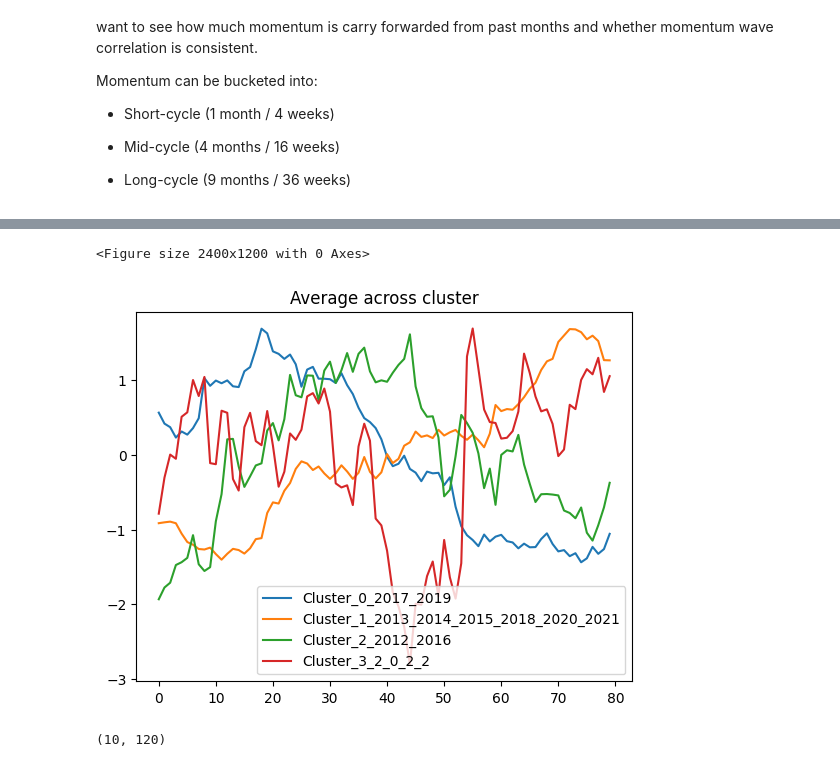
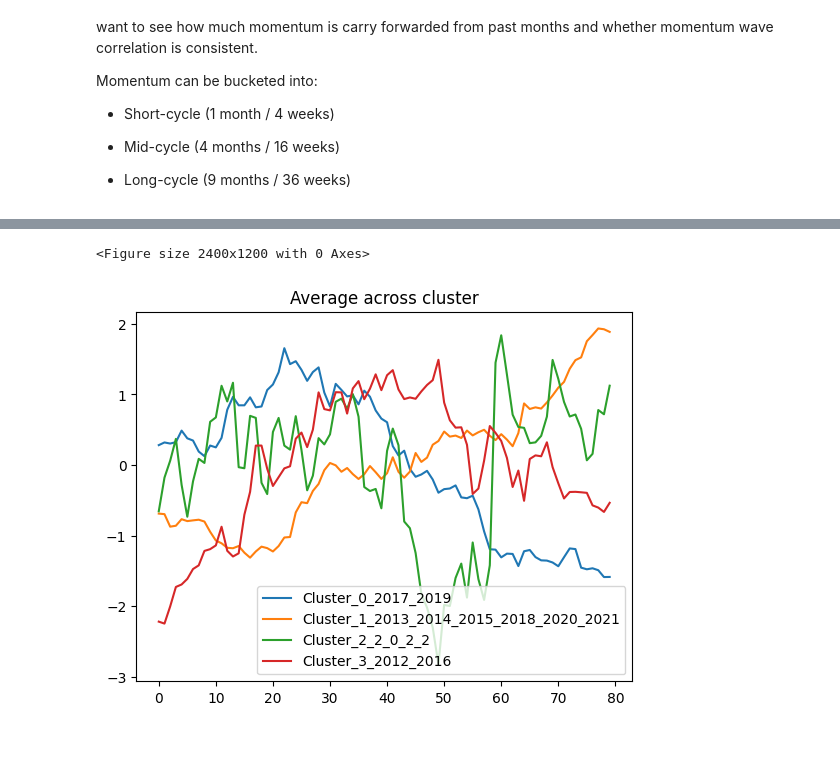
Before and after one commit to 345ishaan/algorithmic_trading, a Jupyter notebook: Stock_Mode_Analysis.ipynb, the cells around one changed output, grey strips where cells are left out. Cells and saved outputs as stored; diff of their text form; code cells hidden in the pictures.

```diff
--- a/Stock_Mode_Analysis.ipynb
+++ b/Stock_Mode_Analysis.ipynb
@@ -59,13 +59,13 @@ def tickers_in_index(url_path):
 # %%
 #@title Params
 start_year = 2012 #@param {type:"integer"}
-end_year = 2020 #@param {type:"integer"}
+end_year = 2023 #@param {type:"integer"}
 index_name = 'NIFTY_LARGEMIDCAP_250' #@param
 # %%
 stock_tickers = tickers_in_index(NSE_INDEX_TO_CSV[index_name])
 stock_tickers = list(map(lambda x : x +'.NS' , stock_tickers))
 # %%
-stock_data = yf.download(" ".join(stock_tickers), start="2012-01-01", end="2022-12-31")
+stock_data = yf.download(" ".join(stock_tickers), start="2010-01-01", end="2023-12-31")
 # %% [output]
 [*********************100%***********************]  250 of 250 completed
 # %%
@@ -235,9 +246,9 @@ def get_past_week_momentum(stock: str, num_before_weeks: int, before_month: int,
   momentum = {}
   num_before_days = 5*num_before_weeks
   plt.figure(figsize=(16, 8), dpi=150)
-  for year in range(start_year, end_year + 1):
+  for year in tqdm(range(start_year, end_year + 1)):
     # find opening and closing before seek_before_date for num_weeks.
-    seek_before_date = datetime(year,before_month, 1)
+    seek_before_date = datetime(year,before_month-1, 24)
     count_before = 0
     momentum[year] = {
         'metric': [],
@@ -281,3 +292,3 @@ short_momentum = get_past_week_momentum(stock='TORNTPHARM.NS', num_before_weeks=
 # %%
-mid_momentum = get_past_week_momentum(stock='TORNTPHARM.NS', num_before_weeks=16, before_month=7,start_year=2012, end_year=2021, normalize_time_series=True)
+mid_momentum = get_past_week_momentum(stock='TORNTPHARM.NS', num_before_weeks=16, before_month=7,start_year=2012, end_year=2023, normalize_time_series=True)
 # %% [output]
@@ -324,13 +335,9 @@ short_cluster = cluster_time_series(n_clusters=4, X_train=np.expand_dims(short_m
 # %%
-mid_cluster = cluster_time_series(n_clusters=4, X_train=np.expand_dims(mid_momentum_np, axis=2),
+mid_cluster = cluster_time_series(n_clusters=4, X_train=np.expand_dims(mid_momentum_np[:-1,:], axis=2),
                                     y_train=np.expand_dims(np.array(list(map(lambda x : str(x), range(2012, 2023)))), axis=1),
                                     plot=True)
 # %% [output]
 <Figure size 2400x1200 with 0 Axes>
-[figure, old version]
+[figure, new version]
-# %%
-large_momentum_np[:-1,:].shape
-# %% [output]
-(10, 120)
 # %%
 large_cluster = cluster_time_series(n_clusters=4, X_train=np.expand_dims(large_momentum_np[:-1, :], axis=2),
```
Also changed, not shown: parts of 14 cells of this notebook.
